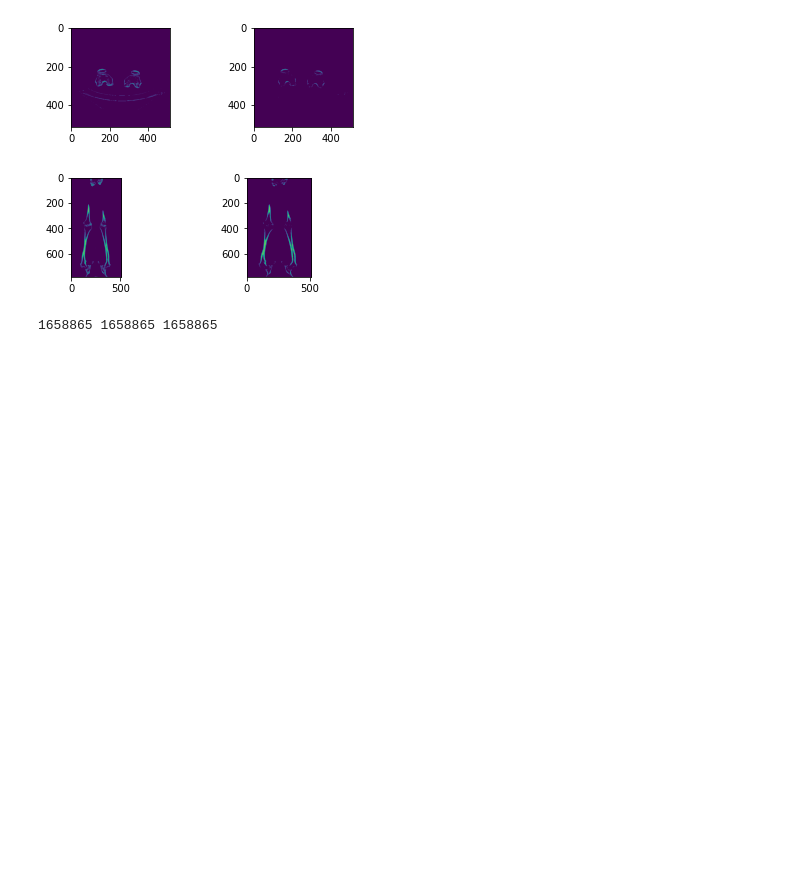
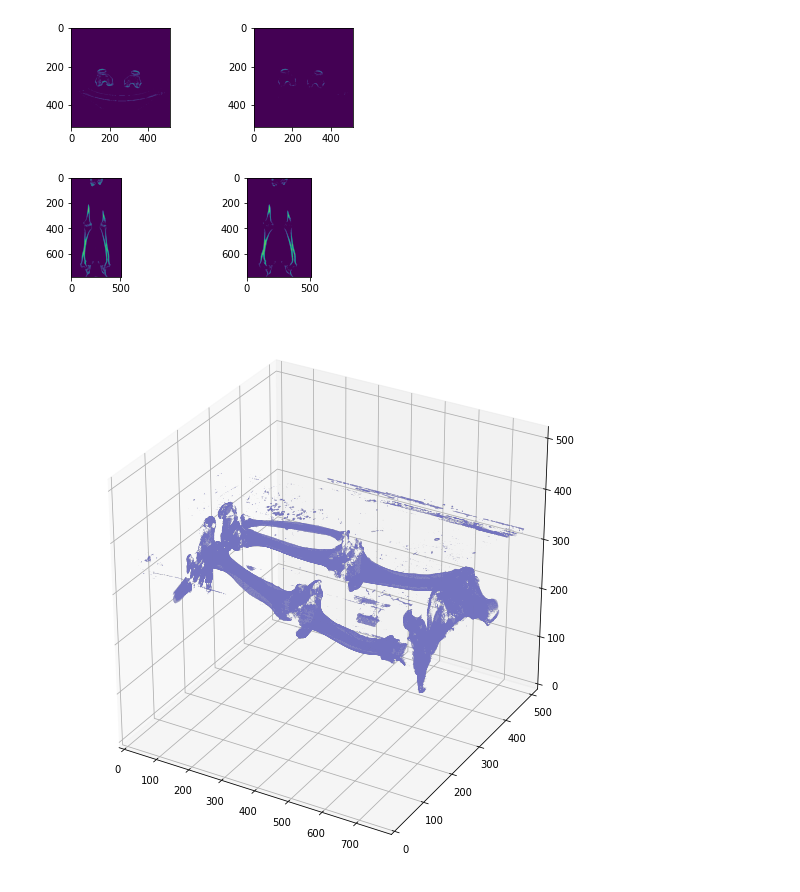
Before and after one commit to raminrafi/Regression-Model---Detection-of-Landmarks-on-Knee-Joints-Using-CSV-Data, a Jupyter notebook: reslice.ipynb, the cells around one changed output. Drawn from its saved outputs; the diff is of its cells as text; code cells hidden in the pictures; blank space fills up the shorter version.

```diff
--- a/reslice.ipynb
+++ b/reslice.ipynb
@@ -155,5 +156 @@ ipv.scatter(x, y, z, marker='sphere')
 ipv.save('bone.html')
-# %%
-print (len(x), len(y), len(z))
-# %% [output]
-1658865 1658865 1658865
@@ -230,0 +157,31 @@ print (len(x), len(y), len(z))
+# %%
+from skimage import measure, morphology
+from skimage.morphology import ball, binary_closing
+from skimage.measure import label, regionprops
+from mpl_toolkits.mplot3d.art3d import Poly3DCollection
+
+
+def plot_3d(image):
+
+    # Position the scan upright,
+    # so the head of the patient would be at the top facing the
+    # camera
+    p = image  # .transpose(2,1,0)
+
+    verts, faces, _, _ = measure.marching_cubes_lewiner(p)
+    fig = plt.figure(figsize=(10, 10))
+    ax = fig.add_subplot(111, projection='3d')
+    # Fancy indexing: `verts[faces]` to generate a collection of
+    # triangles
+    mesh = Poly3DCollection(verts[faces], alpha=0.70)
+    face_color = [0.45, 0.45, 0.75]
+    mesh.set_facecolor(face_color)
+    ax.add_collection3d(mesh)
+    ax.set_xlim(0, p.shape[0])
+    ax.set_ylim(0, p.shape[1])
+    ax.set_zlim(0, p.shape[2])
+    plt.show()
+# %%
+plot_3d(array_3d)
+# %% [output]
+[figure, added]
```
Also changed, not shown: parts of 5 cells of this notebook, 4 other files.
